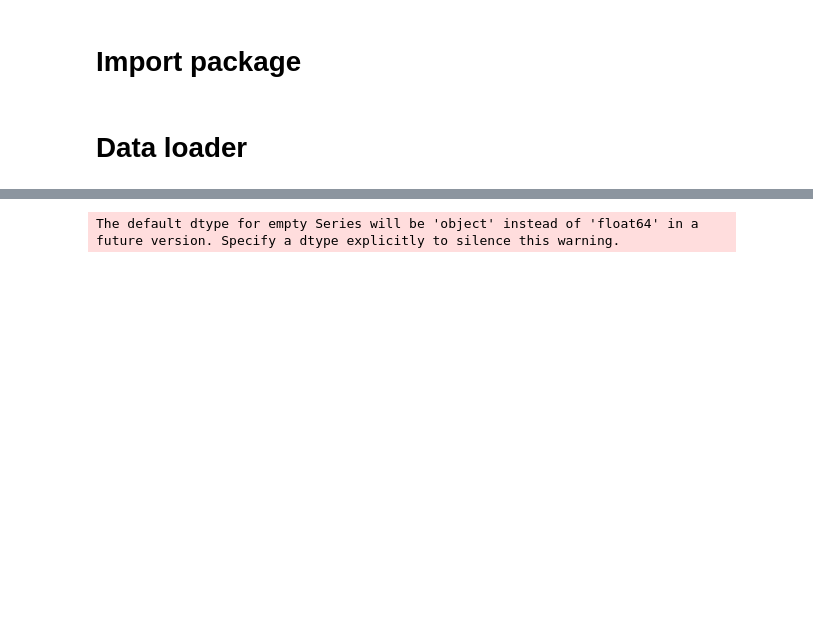
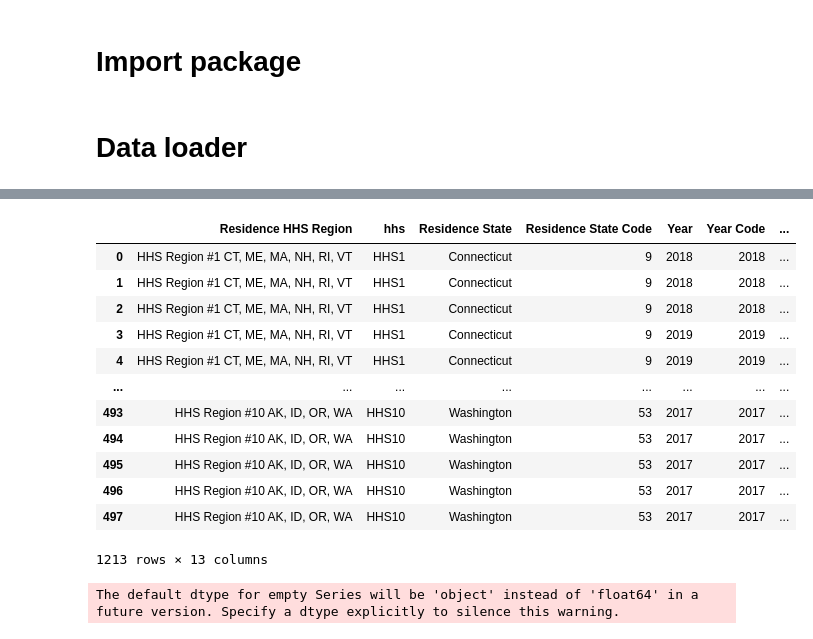
Before and after one commit to arnaud39/us_suicide_study, a Jupyter notebook: Suicide Project.ipynb, the cells around one changed output, grey strips where cells are left out. Cells and saved outputs as stored; diff of their text form; code cells hidden in the pictures; blank space fills up the shorter version.

```diff
--- a/Suicide Project.ipynb
+++ b/Suicide Project.ipynb
@@ -302,3 +548,19 @@ sd.plot_by_race(variable="suicide_rate")
+# %%
+sd.data["20plus"]
+# %% [output]
+|  | Residence HHS Region | hhs | Residence State | Residence State Code | Year | Year Code | ... |
+| 0 | HHS Region #1 CT, ME, MA, NH, RI, VT | HHS1 | Connecticut | 9 | 2018 | 2018 | ... |
+| 1 | HHS Region #1 CT, ME, MA, NH, RI, VT | HHS1 | Connecticut | 9 | 2018 | 2018 | ... |
+| 2 | HHS Region #1 CT, ME, MA, NH, RI, VT | HHS1 | Connecticut | 9 | 2018 | 2018 | ... |
+| 3 | HHS Region #1 CT, ME, MA, NH, RI, VT | HHS1 | Connecticut | 9 | 2019 | 2019 | ... |
+| 4 | HHS Region #1 CT, ME, MA, NH, RI, VT | HHS1 | Connecticut | 9 | 2019 | 2019 | ... |
+| ... | ... | ... | ... | ... | ... | ... | ... |
+| 493 | HHS Region #10 AK, ID, OR, WA | HHS10 | Washington | 53 | 2017 | 2017 | ... |
+| 494 | HHS Region #10 AK, ID, OR, WA | HHS10 | Washington | 53 | 2017 | 2017 | ... |
+| 495 | HHS Region #10 AK, ID, OR, WA | HHS10 | Washington | 53 | 2017 | 2017 | ... |
+| 496 | HHS Region #10 AK, ID, OR, WA | HHS10 | Washington | 53 | 2017 | 2017 | ... |
+| 497 | HHS Region #10 AK, ID, OR, WA | HHS10 | Washington | 53 | 2017 | 2017 | ... |
+1213 rows × 13 columns
 # %%
 sd = SuicideData()
 df = sd.data["10-19"]
```
Also changed, not shown: parts of 9 cells of this notebook, 1 other file.
